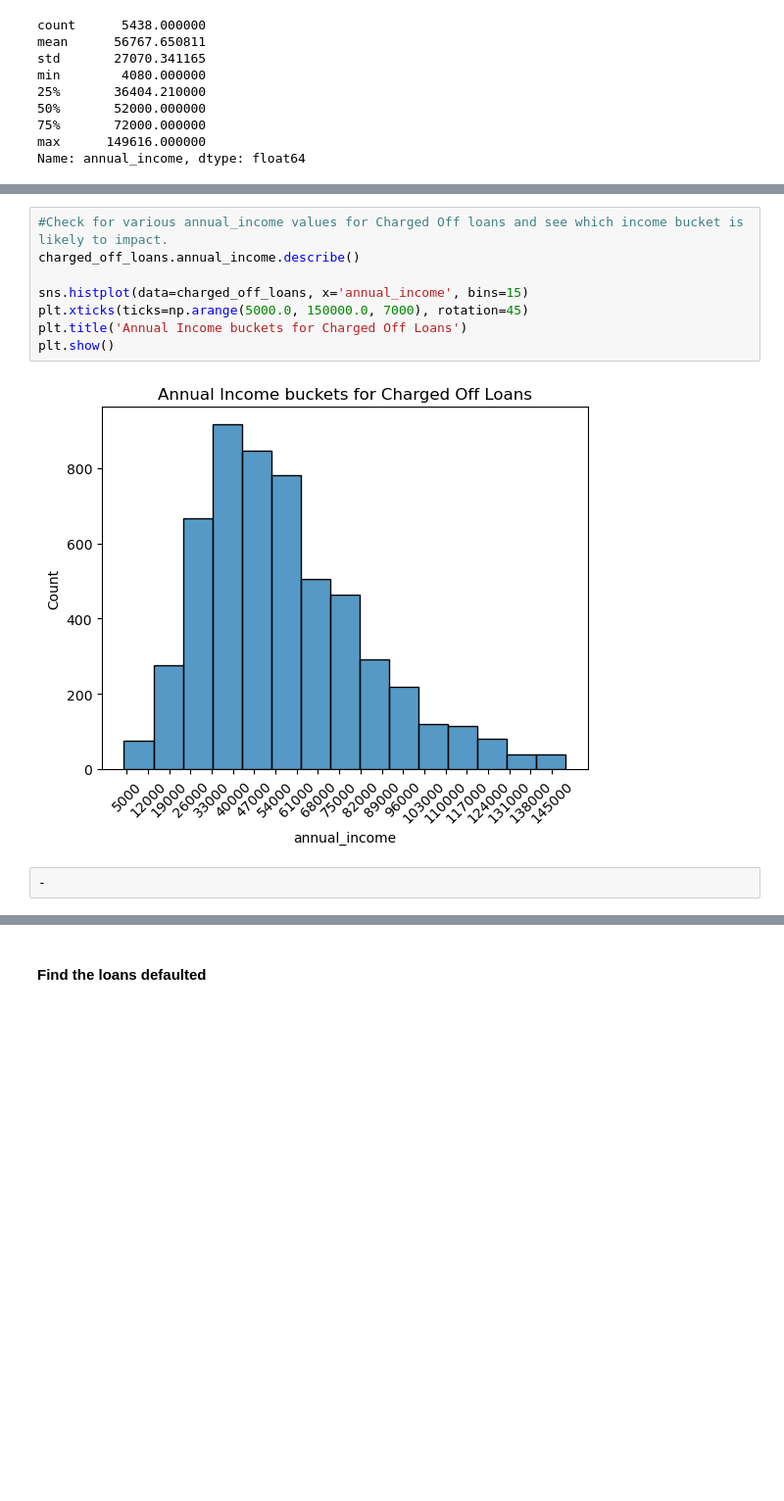
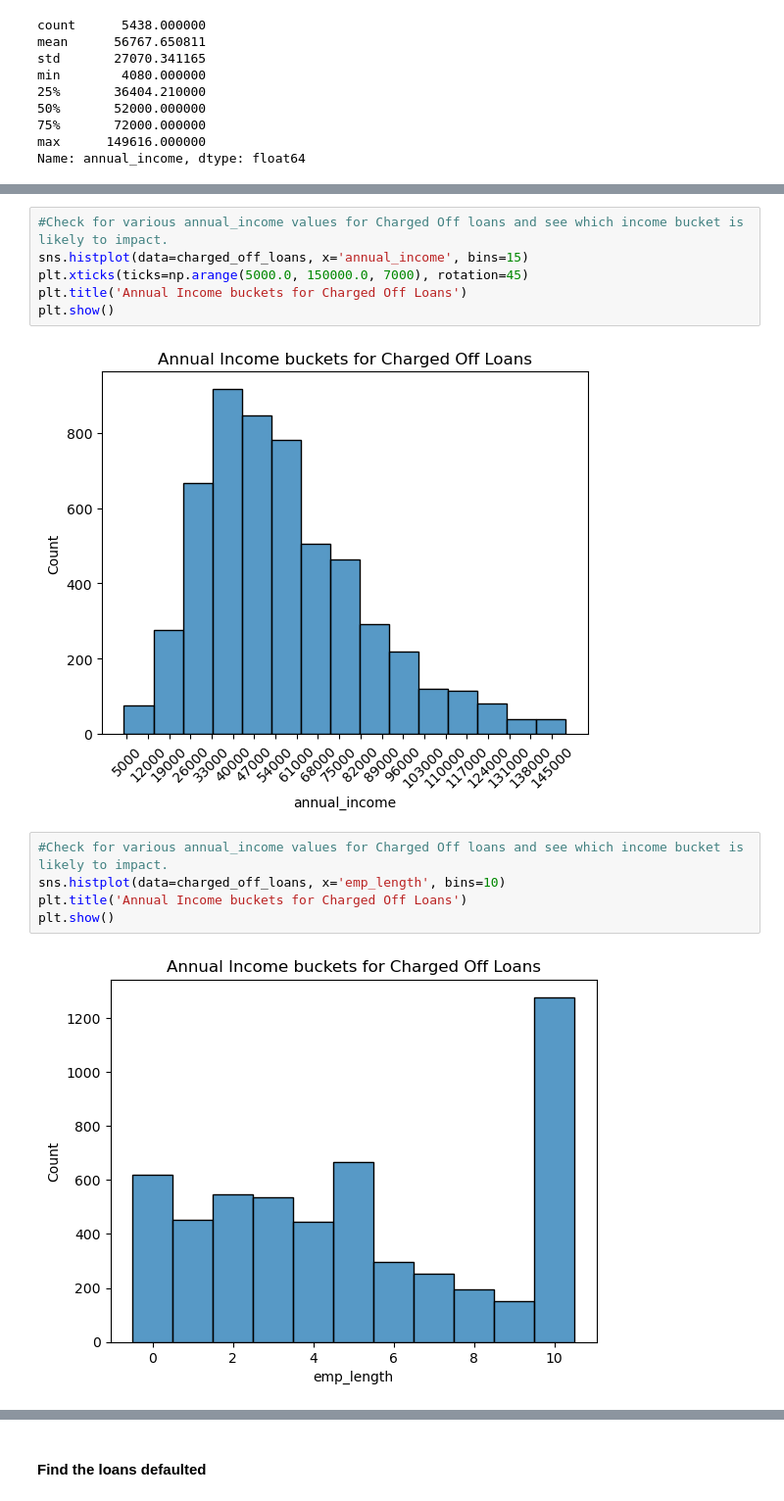
Before and after one commit to Vasista-Eranki/LendingClubCaseStudy, a Jupyter notebook: LendingClubCaseStudy.ipynb, the cells around one changed output, grey strips where cells are left out. Shown: that part at 98% size. Drawn from its saved outputs; the diff is of its cells as text; blank space fills up the shorter version.

```diff
--- a/LendingClubCaseStudy.ipynb
+++ b/LendingClubCaseStudy.ipynb
@@ -371,12 +375,15 @@ Name: annual_income, dtype: float64
 # %%
 #Check for various annual_income values for Charged Off loans and see which income bucket is likely to impact.
-charged_off_loans.annual_income.describe()
-
 sns.histplot(data=charged_off_loans, x='annual_income', bins=15)
 plt.xticks(ticks=np.arange(5000.0, 150000.0, 7000), rotation=45)
 plt.title('Annual Income buckets for Charged Off Loans')
 plt.show()
 # %% [output]
 [figure]
-# %%
--
+# %%
+#Check for various annual_income values for Charged Off loans and see which income bucket is likely to impact.
+sns.histplot(data=charged_off_loans, x='emp_length', bins=10)
+plt.title('Annual Income buckets for Charged Off Loans')
+plt.show()
+# %% [output]
+[figure, added]
```
Also changed, not shown: parts of 9 cells of this notebook.
